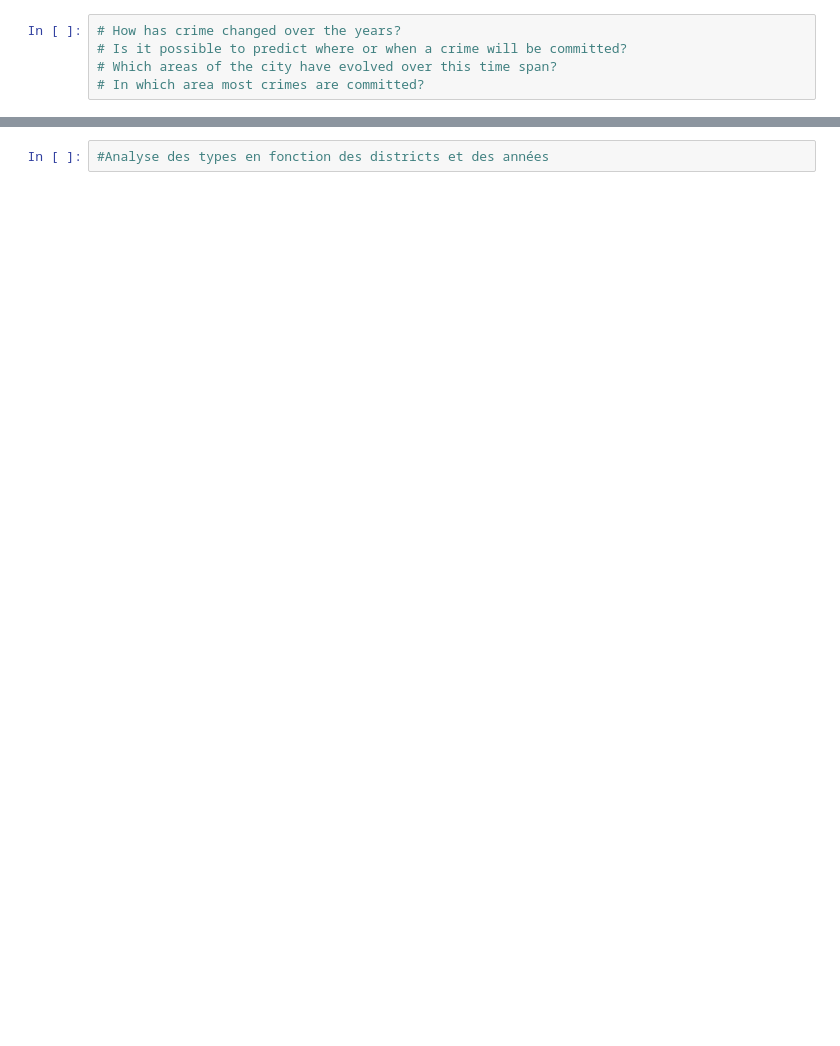
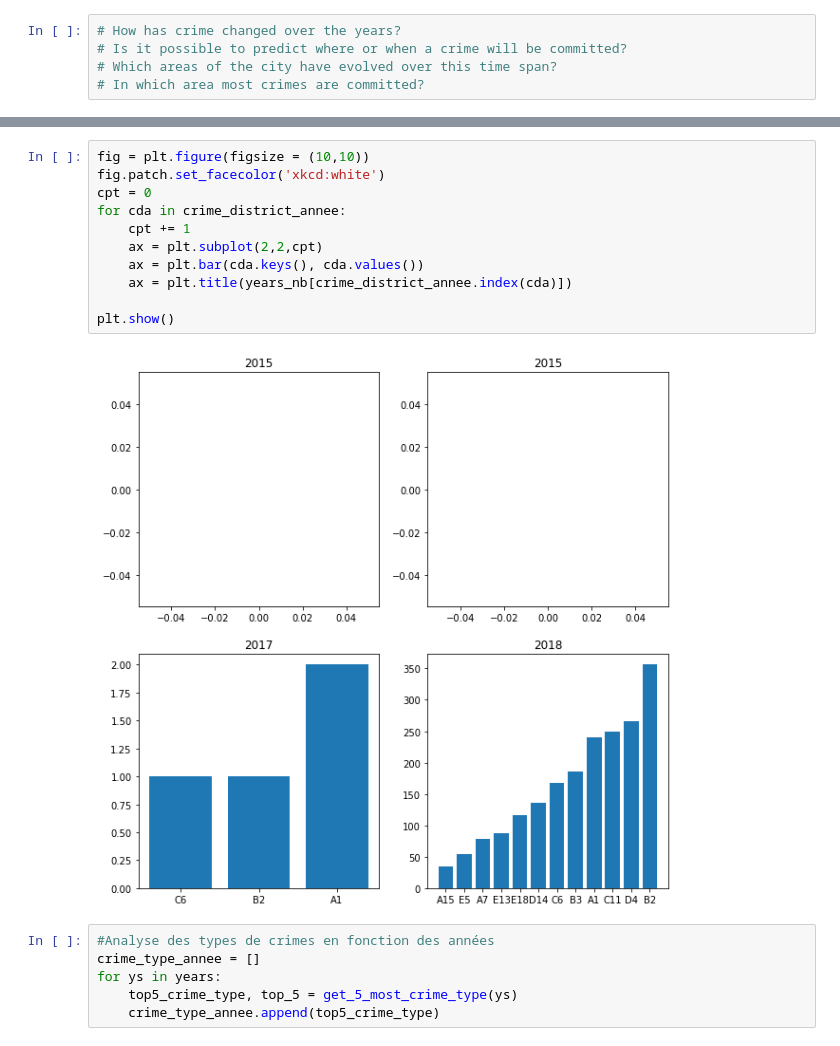
Before and after one commit to koeberlc/data731-projet, a Jupyter notebook: data731-analyse.ipynb, the cells around one changed output, grey strips where cells are left out. Saved outputs shown, nothing was run; the diff lists cells and outputs as text; blank space fills up the shorter version.

```diff
--- a/data731-analyse.ipynb
+++ b/data731-analyse.ipynb
@@ -96,2 +139,19 @@ IndentationError: expected an indented block (Temp/ipykernel_19160/962253717.py,
+# %%
+fig = plt.figure(figsize = (10,10))
+fig.patch.set_facecolor('xkcd:white')
+cpt = 0
+for cda in crime_district_annee:
+    cpt += 1
+    ax = plt.subplot(2,2,cpt)
+    ax = plt.bar(cda.keys(), cda.values())
+    ax = plt.title(years_nb[crime_district_annee.index(cda)])
+
+plt.show()
+# %% [output]
+[figure, added]
 # %%
-#Analyse des types en fonction des districts et des années
+#Analyse des types de crimes en fonction des années
+crime_type_annee = []
+for ys in years:
+    top5_crime_type, top_5 = get_5_most_crime_type(ys)
+    crime_type_annee.append(top5_crime_type)
```
Also changed, not shown: parts of 16 cells of this notebook.
